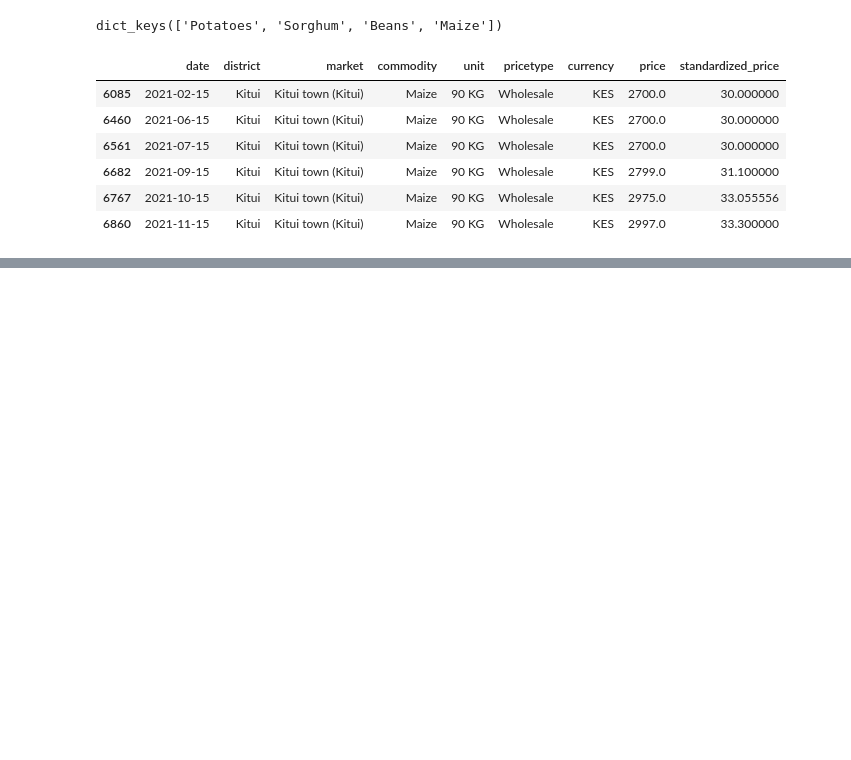
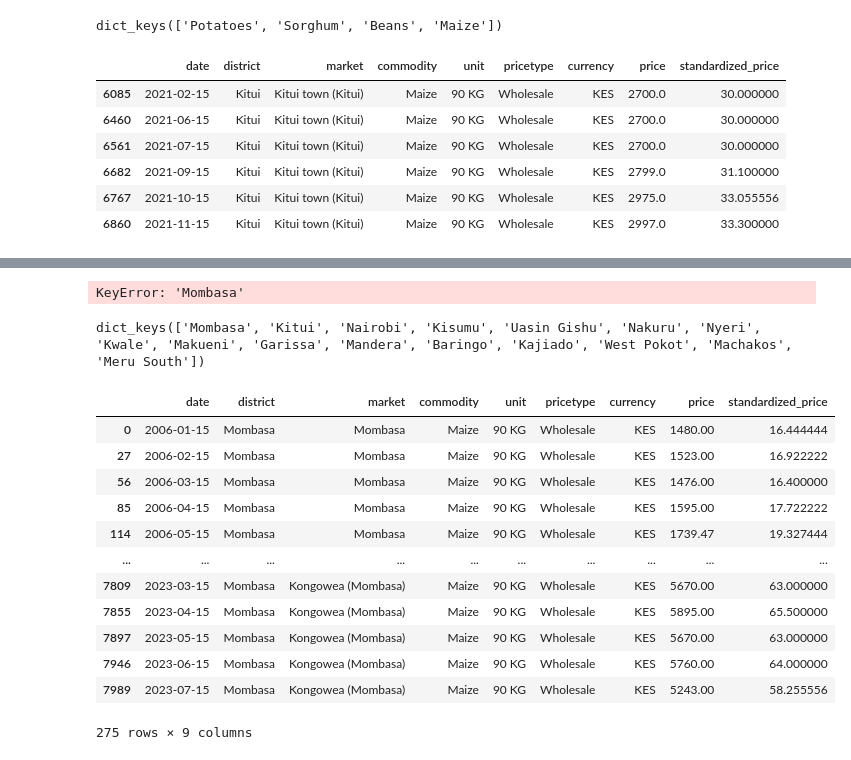
Before and after one commit to Mwenda-Mugambi/Commodity_Price_Forecasting, a Jupyter notebook: more analysis (1).ipynb, the cells around one changed output, grey strips where cells are left out. Cells and saved outputs as stored; diff of their text form; code cells hidden in the pictures; blank space fills up the shorter version.

```diff
--- a/more analysis (1).ipynb
+++ b/more analysis (1).ipynb
@@ -124,0 +197,13 @@ nested_dict['Wholesale']['Kitui']['Maize']
+# %%
+#input function
+item=[]
+print(df['pricetype'].unique())
+item1=input("Enter the price type from the list: ")
+item.append(item1)
+print(df[df['pricetype']==item1]['district'].unique())
+item2 = input("Enter the market you are looking for from the list: ")
+item.append(item2)
+print(df[(df['pricetype']==item1) & (df['district']==item2)]['commodity'].unique())
+item3=input("Enter the commodity you wish from existing list: ")
+item.append(item3)
+#print(df[item].head())
@@ -124,0 +247,24 @@ nested_dict['Wholesale']['Kitui']['Maize']
+# %%
+ref = [nested_dict[i] for i in item]
+# %% [output]
+KeyError: 'Mombasa'
+# %%
+nested_dict['Wholesale'].keys()
+# %% [output]
+dict_keys(['Mombasa', 'Kitui', 'Nairobi', 'Kisumu', 'Uasin Gishu', 'Nakuru', 'Nyeri', 'Kwale', 'Makueni', 'Garissa', 'Mandera', 'Baringo', 'Kajiado', 'West Pokot', 'Machakos', 'Meru South'])
+# %%
+nested_dict[item[0]][item[1]][item[2]]
+# %% [output]
+|  | date | district | market | commodity | unit | pricetype | currency | price | standardized_price |
+| 0 | 2006-01-15 | Mombasa | Mombasa | Maize | 90 KG | Wholesale | KES | 1480.00 | 16.444444 |
+| 27 | 2006-02-15 | Mombasa | Mombasa | Maize | 90 KG | Wholesale | KES | 1523.00 | 16.922222 |
+| 56 | 2006-03-15 | Mombasa | Mombasa | Maize | 90 KG | Wholesale | KES | 1476.00 | 16.400000 |
+| 85 | 2006-04-15 | Mombasa | Mombasa | Maize | 90 KG | Wholesale | KES | 1595.00 | 17.722222 |
+| 114 | 2006-05-15 | Mombasa | Mombasa | Maize | 90 KG | Wholesale | KES | 1739.47 | 19.327444 |
+| ... | ... | ... | ... | ... | ... | ... | ... | ... | ... |
+| 7809 | 2023-03-15 | Mombasa | Kongowea (Mombasa) | Maize | 90 KG | Wholesale | KES | 5670.00 | 63.000000 |
+| 7855 | 2023-04-15 | Mombasa | Kongowea (Mombasa) | Maize | 90 KG | Wholesale | KES | 5895.00 | 65.500000 |
+| 7897 | 2023-05-15 | Mombasa | Kongowea (Mombasa) | Maize | 90 KG | Wholesale | KES | 5670.00 | 63.000000 |
+| 7946 | 2023-06-15 | Mombasa | Kongowea (Mombasa) | Maize | 90 KG | Wholesale | KES | 5760.00 | 64.000000 |
+| 7989 | 2023-07-15 | Mombasa | Kongowea (Mombasa) | Maize | 90 KG | Wholesale | KES | 5243.00 | 58.255556 |
+275 rows × 9 columns
```
Also changed, not shown: parts of 17 cells of this notebook.
